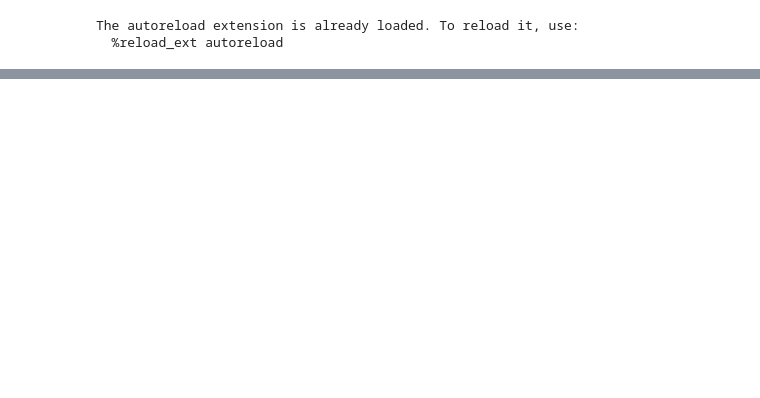
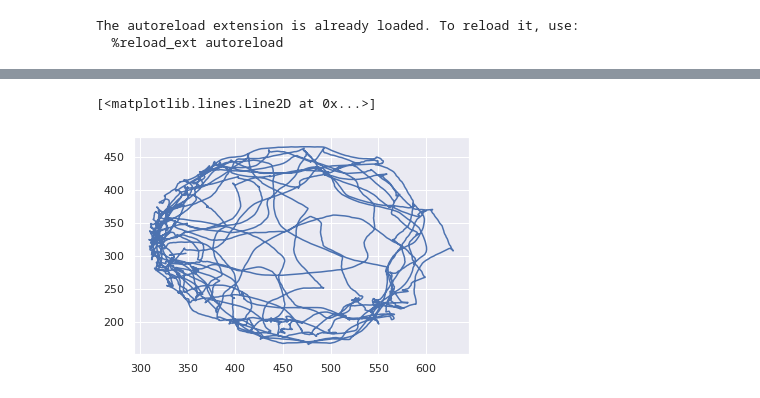
Before and after one commit to nicolaseberle/flyTracker, a Jupyter notebook: dev/preprocessing_GPU/0 - initial_test.ipynb, the cells around one changed output, grey strips where cells are left out. Saved outputs shown, nothing was run; the diff lists cells and outputs as text; code cells hidden in the pictures; blank space fills up the shorter version.

Commit message:
Checked parallel loading.

```diff
--- a/dev/preprocessing_GPU/0 - initial_test.ipynb
+++ b/dev/preprocessing_GPU/0 - initial_test.ipynb
@@ -65,0 +197,10 @@ Wall time: 37.3 s
+# %%
+dataset = VideoDataset(movie_path, parallel=True)
+loader = DataLoader(dataset, batch_size=None, pin_memory=True)
+
+preprocessor_ini = preprocessing_torch(mask, torch.tensor(255, dtype=torch.uint8))
+initial_position, initial_frame = _initialize(loader, localize_blob, (default_blob_detector_params(), preprocessor_ini), 100)
+preprocessor_main= preprocessing_torch(mask.cuda(), torch.tensor(255, dtype=torch.uint8).cuda())
+# %%
+%%time
+locs= _localize(loader, localize_kmeans_torch, (preprocessor_main, 120, 'cuda'), initial_position, 10000)
@@ -65,0 +243,4 @@ Wall time: 37.3 s
+# %%
+ordered_locations = tracking(locs)
+# %%
+df = post_process(ordered_locations, initial_frame=101, n_arenas=4)
@@ -65,0 +263,6 @@ Wall time: 37.3 s
+# %%
+ID = 20
+plt.plot(*df.query(f"ID == {ID}")[["x", "y"]].to_numpy().T)
+# %% [output]
+[<matplotlib.lines.Line2D at 0x...>]
+[figure, added]
```
Also changed, not shown: parts of 26 cells of this notebook, 3 other files.
